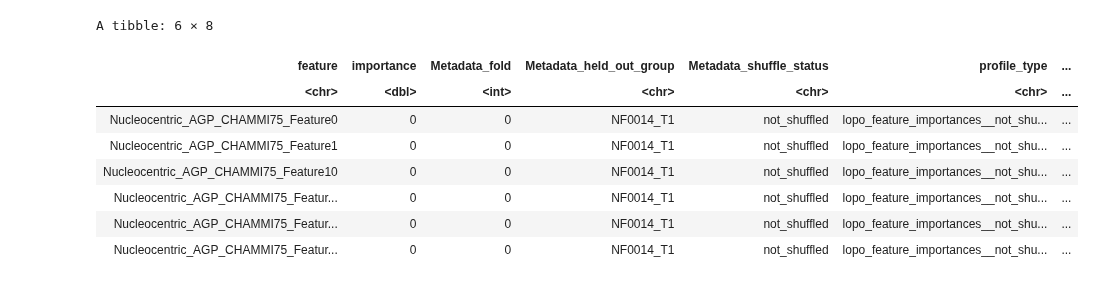
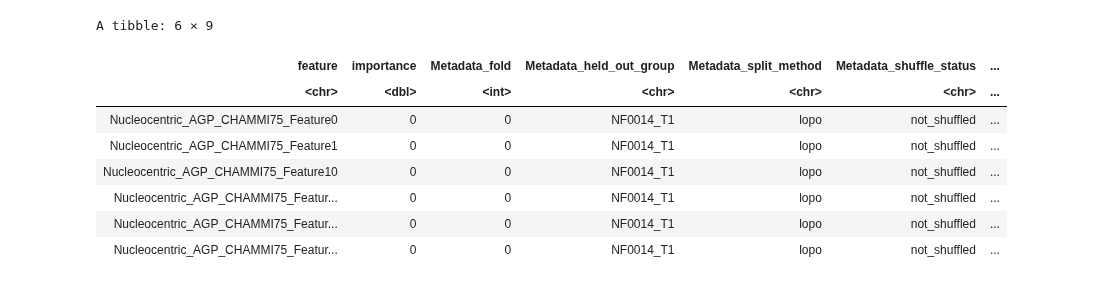
Before and after one commit to MikeLippincott/NF1_organoid_profile_analysis, a Jupyter notebook: 3.viability_prediction_models/notebooks/visualize_model_results.ipynb, the cells around one changed output. Saved outputs shown, nothing was run; the diff lists cells and outputs as text; code cells hidden in the pictures.

```diff
--- a/3.viability_prediction_models/notebooks/visualize_model_results.ipynb
+++ b/3.viability_prediction_models/notebooks/visualize_model_results.ipynb
@@ -7,35 +7,9 @@ for (pkg in packages) {
     )   )
 }
 # %%
-results_dir <- file.path("../model_results/")
-pattern = glob2rx("*model_performance*")
-# glob all the model results files
-model_results_files <- list.files(
-  results_dir,
-  pattern = pattern,
-  full.names = FALSE,
-  recursive = TRUE
-)
-print(paste("Found", length(model_results_files), "model results files."))
-
-pattern = glob2rx("*feature_importances*")
-# glob all the model results files
-profiles_feature_importances_results_files <- list.files(
-  results_dir,
-  pattern = pattern,
-  full.names = FALSE,
-  recursive = TRUE
-)
-print(paste("Found", length(profiles_feature_importances_results_files), "feature importances files."))
-
-
-pattern = glob2rx("*predicted_viabilities*")
-# glob all the model results files
-profiles_predicted_viabilities_results_files <- list.files(
-  results_dir,
-  pattern = pattern,
-  full.names = FALSE,
-  recursive = TRUE
-)
-print(paste("Found", length(profiles_predicted_viabilities_results_files), "predicted viabilities files."))
+feature_importances_df = arrow::read_parquet(
+    file.path("../model_results/combined_feature_importances.parquet"))
+model_performance_df = arrow::read_parquet(file.path("../model_results/combined_model_performance.parquet"))
+predicted_viabilities_df = arrow::read_parquet(file.path("../model_results/combined_predicted_viabilities.parquet"))
+summary_metrics_df = arrow::read_parquet(file.path("../model_results/combined_summary_metrics.parquet"))
 # %% [output]
@@ -175,22 +48,22 @@ model_performance_plot
 # %%
 head(feature_importances_df)
 feature_importances_df$importance_abs <- abs(feature_importances_df$importance)
 # get the top 2 features by absolute importance for each profile type
 top_features_df <- feature_importances_df %>%
-    group_by(profile_type) %>%
+    group_by(Metadata_profile_type) %>%
     top_n(2, importance_abs) %>%
     ungroup() %>%
-    arrange(profile_type, desc(importance_abs))
+    arrange(Metadata_profile_type, desc(importance_abs))
 # %% [output]
-A tibble: 6 × 8
+A tibble: 6 × 9
-| feature | importance | Metadata_fold | Metadata_held_out_group | Metadata_shuffle_status | profile_type | ... |
+| feature | importance | Metadata_fold | Metadata_held_out_group | Metadata_split_method | Metadata_shuffle_status | ... |
 | <chr> | <dbl> | <int> | <chr> | <chr> | <chr> | ... |
-| Nucleocentric_AGP_CHAMMI75_Feature0 | 0 | 0 | NF0014_T1 | not_shuffled | lopo_feature_importances__not_shu... | ... |
-| Nucleocentric_AGP_CHAMMI75_Feature1 | 0 | 0 | NF0014_T1 | not_shuffled | lopo_feature_importances__not_shu... | ... |
-| Nucleocentric_AGP_CHAMMI75_Feature10 | 0 | 0 | NF0014_T1 | not_shuffled | lopo_feature_importances__not_shu... | ... |
-| Nucleocentric_AGP_CHAMMI75_Featur... | 0 | 0 | NF0014_T1 | not_shuffled | lopo_feature_importances__not_shu... | ... |
-| Nucleocentric_AGP_CHAMMI75_Featur... | 0 | 0 | NF0014_T1 | not_shuffled | lopo_feature_importances__not_shu... | ... |
-| Nucleocentric_AGP_CHAMMI75_Featur... | 0 | 0 | NF0014_T1 | not_shuffled | lopo_feature_importances__not_shu... | ... |
+| Nucleocentric_AGP_CHAMMI75_Feature0 | 0 | 0 | NF0014_T1 | lopo | not_shuffled | ... |
+| Nucleocentric_AGP_CHAMMI75_Feature1 | 0 | 0 | NF0014_T1 | lopo | not_shuffled | ... |
+| Nucleocentric_AGP_CHAMMI75_Feature10 | 0 | 0 | NF0014_T1 | lopo | not_shuffled | ... |
+| Nucleocentric_AGP_CHAMMI75_Featur... | 0 | 0 | NF0014_T1 | lopo | not_shuffled | ... |
+| Nucleocentric_AGP_CHAMMI75_Featur... | 0 | 0 | NF0014_T1 | lopo | not_shuffled | ... |
+| Nucleocentric_AGP_CHAMMI75_Featur... | 0 | 0 | NF0014_T1 | lopo | not_shuffled | ... |
 # %%
 height <- 10
 width <- 15
```
Also changed, not shown: parts of 11 cells of this notebook, 6 other files.
